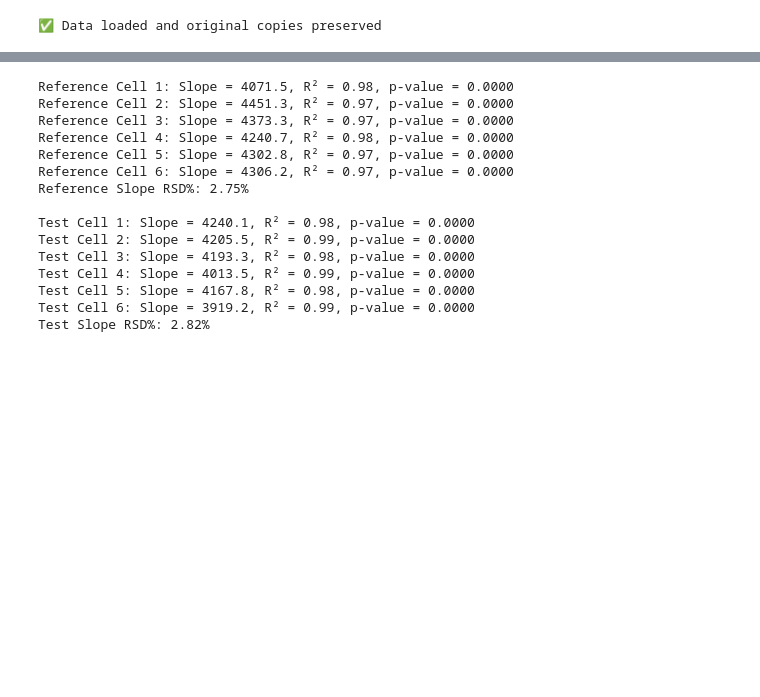
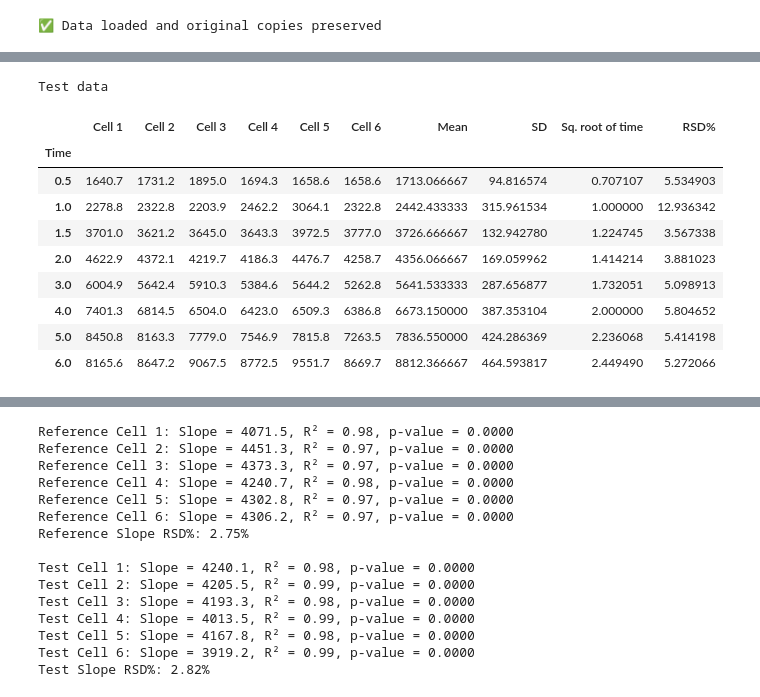
Before and after one commit to jlcunff/Data-analysis, a Jupyter notebook: IVRT/equivalence.ipynb, the cells around one changed output, grey strips where cells are left out. Drawn from its saved outputs; the diff is of its cells as text; code cells hidden in the pictures; blank space fills up the shorter version.

```diff
--- a/IVRT/equivalence.ipynb
+++ b/IVRT/equivalence.ipynb
@@ -140,0 +154,15 @@ ref_data.head(8)
+# %%
+print("Test data")
+test_data.head(len(test_data_original.index.tolist()))
+# %% [output]
+Test data
+|  | Cell 1 | Cell 2 | Cell 3 | Cell 4 | Cell 5 | Cell 6 | Mean | SD | Sq. root of time | RSD% |
+| Time |  |  |  |  |  |  |  |  |  |  |
+| 0.5 | 1640.7 | 1731.2 | 1895.0 | 1694.3 | 1658.6 | 1658.6 | 1713.066667 | 94.816574 | 0.707107 | 5.534903 |
+| 1.0 | 2278.8 | 2322.8 | 2203.9 | 2462.2 | 3064.1 | 2322.8 | 2442.433333 | 315.961534 | 1.000000 | 12.936342 |
+| 1.5 | 3701.0 | 3621.2 | 3645.0 | 3643.3 | 3972.5 | 3777.0 | 3726.666667 | 132.942780 | 1.224745 | 3.567338 |
+| 2.0 | 4622.9 | 4372.1 | 4219.7 | 4186.3 | 4476.7 | 4258.7 | 4356.066667 | 169.059962 | 1.414214 | 3.881023 |
+| 3.0 | 6004.9 | 5642.4 | 5910.3 | 5384.6 | 5644.2 | 5262.8 | 5641.533333 | 287.656877 | 1.732051 | 5.098913 |
+| 4.0 | 7401.3 | 6814.5 | 6504.0 | 6423.0 | 6509.3 | 6386.8 | 6673.150000 | 387.353104 | 2.000000 | 5.804652 |
+| 5.0 | 8450.8 | 8163.3 | 7779.0 | 7546.9 | 7815.8 | 7263.5 | 7836.550000 | 424.286369 | 2.236068 | 5.414198 |
+| 6.0 | 8165.6 | 8647.2 | 9067.5 | 8772.5 | 9551.7 | 8669.7 | 8812.366667 | 464.593817 | 2.449490 | 5.272066 |
```
Also changed, not shown: parts of 3 cells of this notebook.
